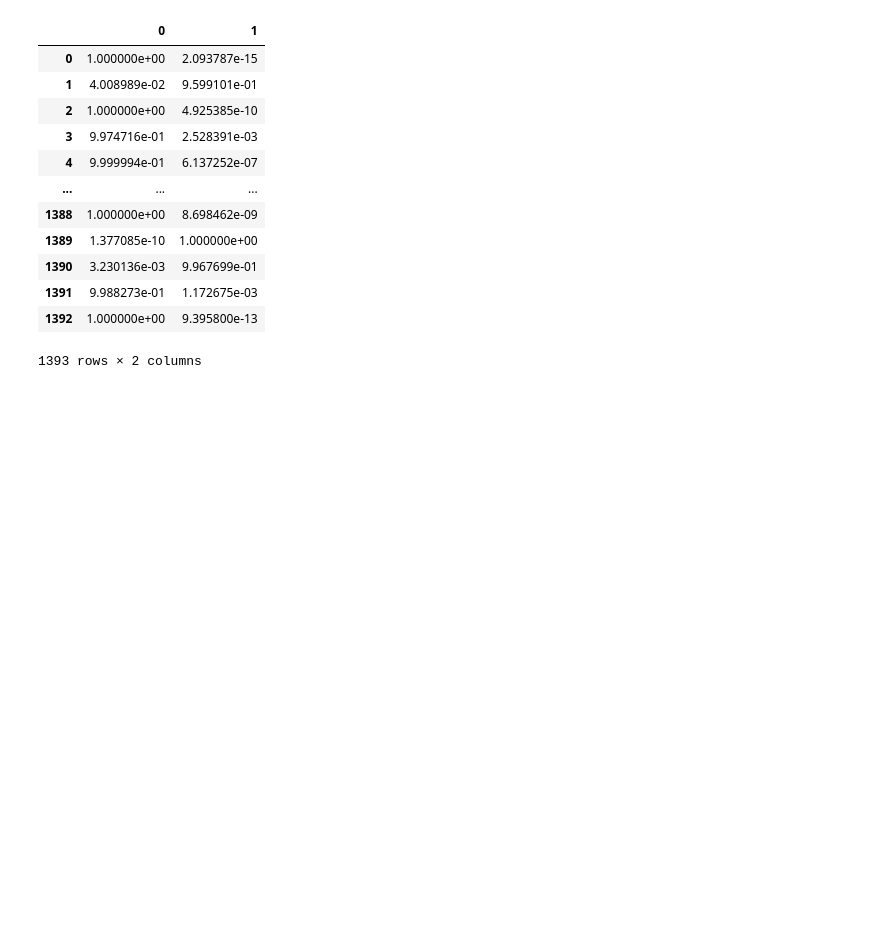
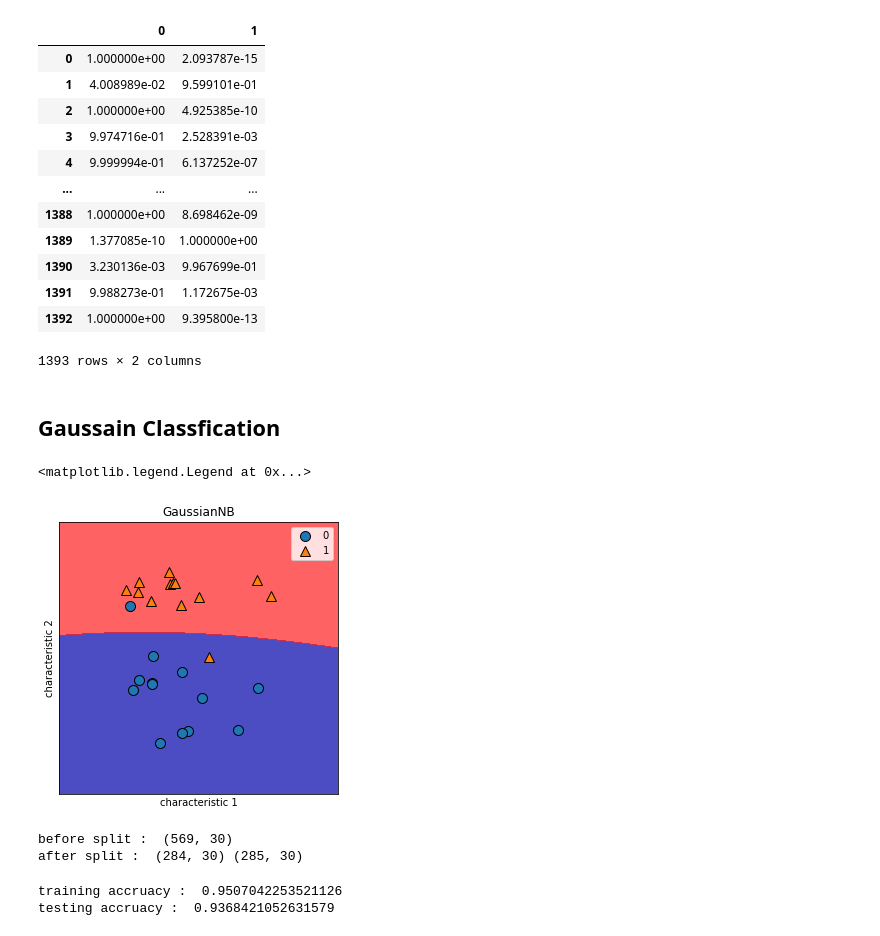
Before and after one commit to apple0626/Machine_Learning, a Jupyter notebook: Parametric_Classification.ipynb, the cells around one changed output. Saved outputs shown, nothing was run; the diff lists cells and outputs as text; code cells hidden in the pictures; blank space fills up the shorter version.

```diff
--- a/Parametric_Classification.ipynb
+++ b/Parametric_Classification.ipynb
@@ -182,3 +182,22 @@ pd.DataFrame(nb.predict_proba(X_test_dtm))
 | 1391 | 9.988273e-01 | 1.172675e-03 |
 | 1392 | 1.000000e+00 | 9.395800e-13 |
 1393 rows × 2 columns
+# %% [markdown]
+ ## Gaussain Classfication
+# %%
+import mglearn
+X, y = mglearn.datasets.make_forge()
+# %%
+from sklearn.naive_bayes import GaussianNB
+gnb = GaussianNB().fit(X, y)
+# %%
+fig, axes = plt.subplots(1, 1, figsize=(5,5))
+mglearn.plots.plot_2d_separator(gnb, X, fill = True, alpha = 0.7)
+mglearn.discrete_scatter(X[:,0], X[:,1], y)
+axes.set_title(gnb.__class__.__name__)
+axes.set_xlabel('characteristic 1')
+axes.set_ylabel('characteristic 2')
+axes.legend()
+# %% [output]
+<matplotlib.legend.Legend at 0x...>
+[figure, added]
@@ -184,0 +207,17 @@ pd.DataFrame(nb.predict_proba(X_test_dtm))
+# %%
+X = cancer.data
+y = cancer.target
+print('before split : ', X.shape)
+
+X_train, X_test, y_train, y_test = train_test_split(X, y, random_state = 0, test_size = 0.5)
+print('after split : ', X_train.shape, X_test.shape)
+# %% [output]
+before split :  (569, 30)
+after split :  (284, 30) (285, 30)
+# %%
+gnb = GaussianNB().fit(X_train, y_train)
+print('training accruacy : ', gnb.score(X_train, y_train))
+print('testing accruacy : ', gnb.score(X_test, y_test))
+# %% [output]
+training accruacy :  0.9507042253521126
+testing accruacy :  0.9368421052631579
```
Also changed, not shown: parts of 6 cells of this notebook.
